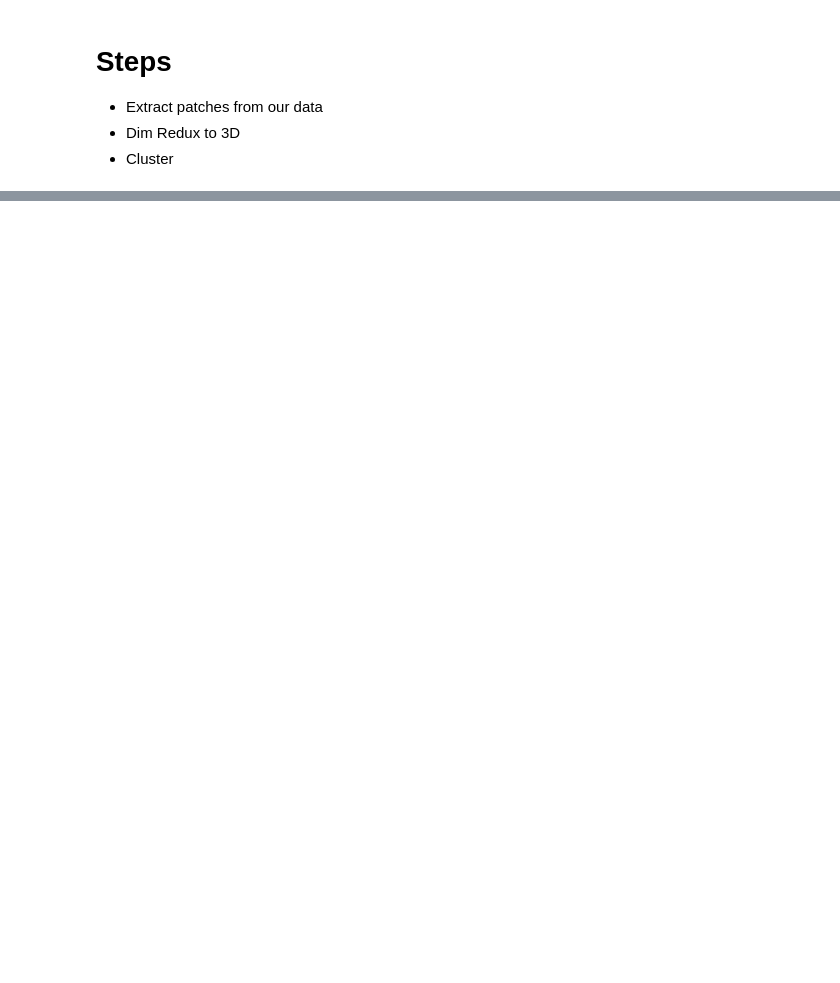
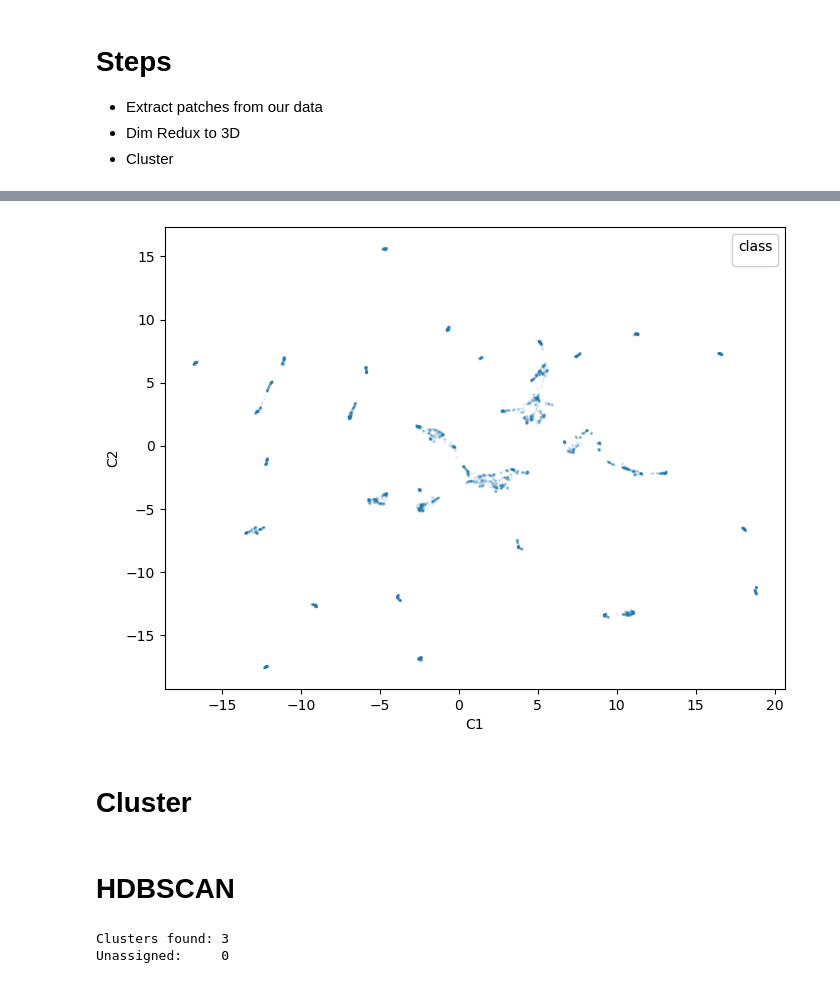
Before and after one commit to Sea-Meets-the-Stars/DBOF_Representation_Learning, a Jupyter notebook: notebooks/baseline_clusters.ipynb, the cells around one changed output, grey strips where cells are left out. Cells and saved outputs as stored; diff of their text form; code cells hidden in the pictures; blank space fills up the shorter version.

Commit message:
clustering

```diff
--- a/notebooks/baseline_clusters.ipynb
+++ b/notebooks/baseline_clusters.ipynb
@@ -36,0 +219,13 @@ def images_to_patches(images: torch.Tensor, patch_size: int) -> torch.Tensor:
+# %%
+reducer = UMAP(
+    n_components=2,
+    n_neighbors=15,
+    min_dist=0.0,
+)
+patches_2d = reducer.fit_transform(patches)
+# %%
+vis_dim_redux(patches_2d, dims=2)
+# %% [output]
+[figure, added]
+# %% [markdown]
+# Cluster
@@ -36,0 +237,2 @@ def images_to_patches(images: torch.Tensor, patch_size: int) -> torch.Tensor:
+# %% [markdown]
+# HDBSCAN
@@ -36,0 +245,11 @@ def images_to_patches(images: torch.Tensor, patch_size: int) -> torch.Tensor:
+# %%
+clusterer.fit(X_gpu)
+
+labels_soft = cuml_cluster.hdbscan.all_points_membership_vectors(clusterer)
+labels = cp.asnumpy(labels_soft.argmax(axis=1))
+
+print(f"Clusters found: {labels.max() + 1}")
+print(f"Unassigned:     {(labels == -1).sum()}")
+# %% [output]
+Clusters found: 3
+Unassigned:     0
```
Also changed, not shown: parts of 24 cells of this notebook, 3 other files.
